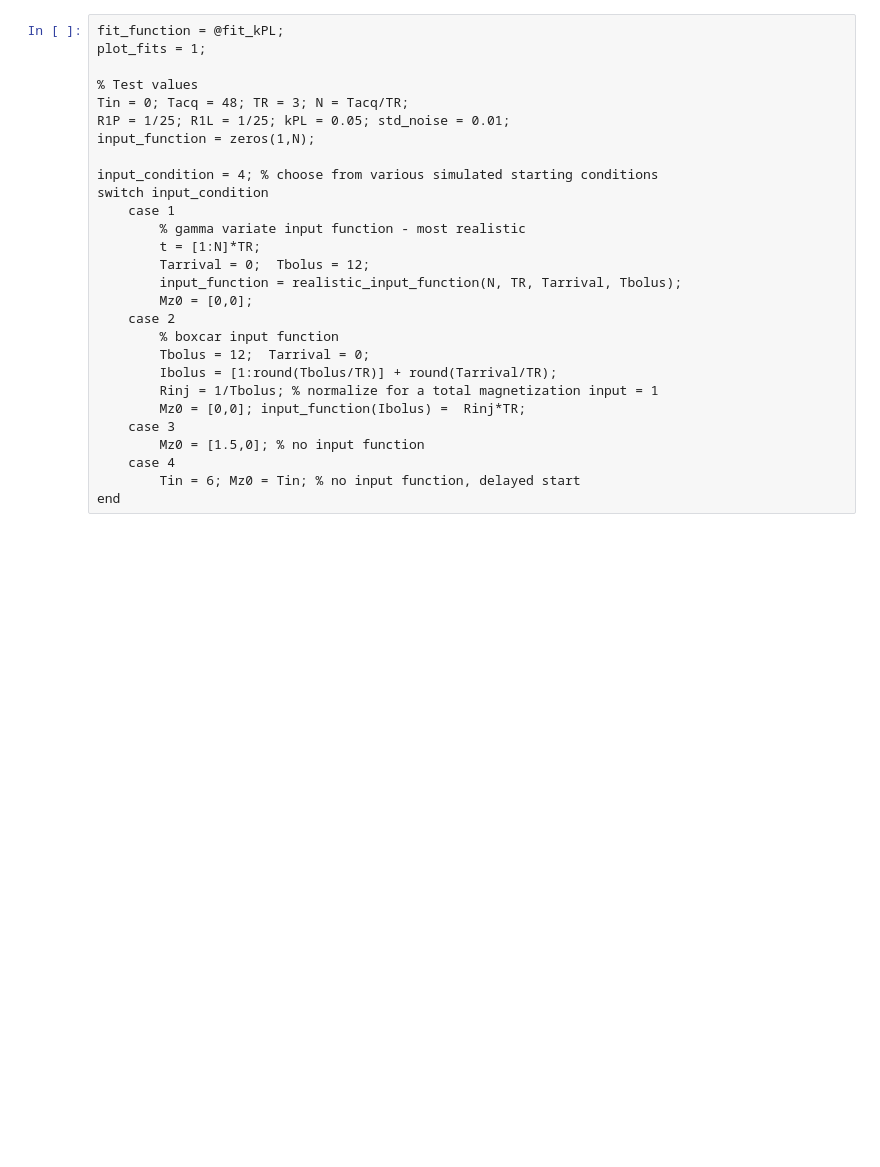
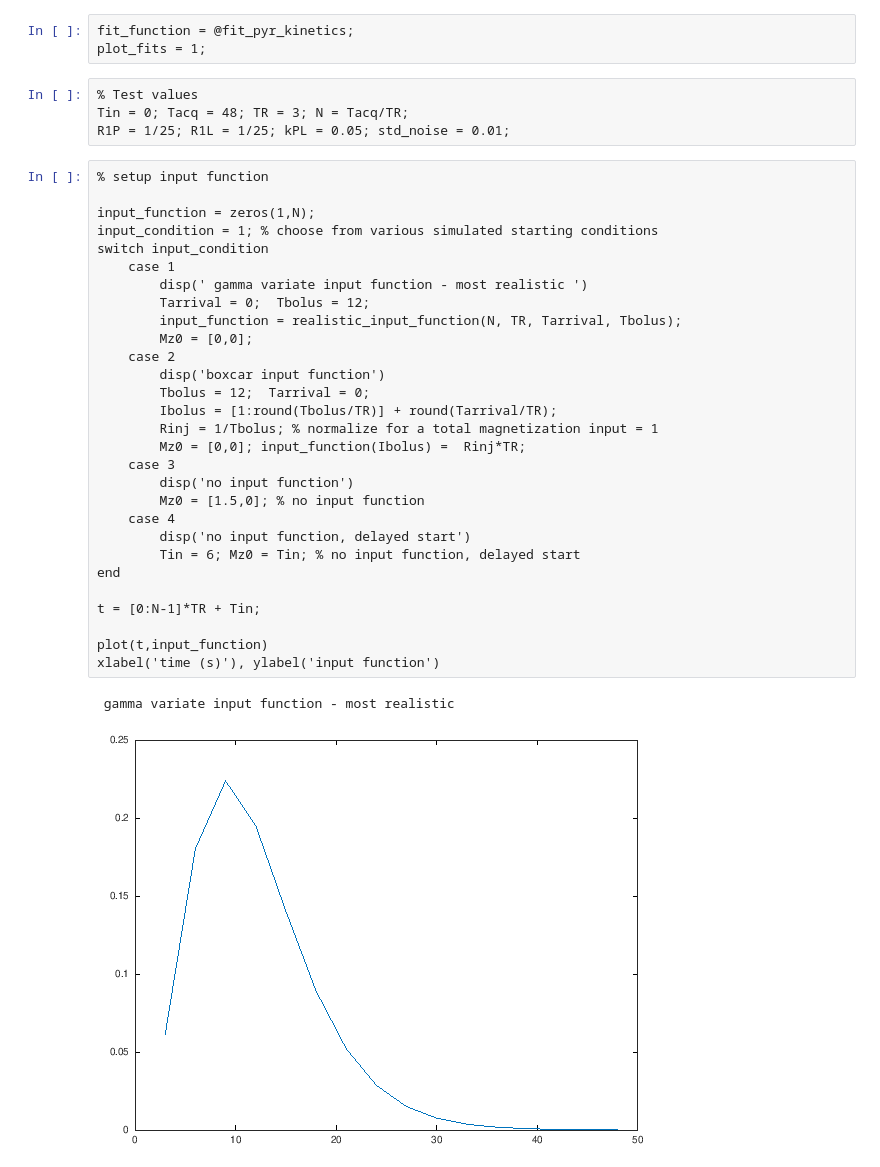
Before and after one commit to LarsonLab/hyperpolarized-mri-toolbox, a Jupyter notebook: kinetic_modeling/test_fitting.ipynb, the cells around one changed output. Saved outputs shown, nothing was run; the diff lists cells and outputs as text; blank space fills up the shorter version.

Commit message:
fit_pyr_kinetics improvements, kPL fitting notebook
working for 2 mets (pyr/lac)

```diff
--- a/kinetic_modeling/test_fitting.ipynb
+++ b/kinetic_modeling/test_fitting.ipynb
@@ -6,29 +15,40 @@ Interact with Octave in Notebook. All commands are interpreted by Octave.  Since
+# %%
+fit_function = @fit_pyr_kinetics;
+plot_fits = 1;
+# %%
+% Test values
+Tin = 0; Tacq = 48; TR = 3; N = Tacq/TR;
+R1P = 1/25; R1L = 1/25; kPL = 0.05; std_noise = 0.01;
 # %%
-fit_function = @fit_kPL;
-plot_fits = 1;
+% setup input function
 
-% Test values
-Tin = 0; Tacq = 48; TR = 3; N = Tacq/TR;
-R1P = 1/25; R1L = 1/25; kPL = 0.05; std_noise = 0.01;
 input_function = zeros(1,N);
-
-input_condition = 4; % choose from various simulated starting conditions
+input_condition = 1; % choose from various simulated starting conditions
 switch input_condition
     case 1
-        % gamma variate input function - most realistic
-        t = [1:N]*TR;
+        disp(' gamma variate input function - most realistic ')
         Tarrival = 0;  Tbolus = 12;
         input_function = realistic_input_function(N, TR, Tarrival, Tbolus);
         Mz0 = [0,0];
     case 2
-        % boxcar input function
+        disp('boxcar input function')
         Tbolus = 12;  Tarrival = 0;
         Ibolus = [1:round(Tbolus/TR)] + round(Tarrival/TR);
         Rinj = 1/Tbolus; % normalize for a total magnetization input = 1
         Mz0 = [0,0]; input_function(Ibolus) =  Rinj*TR;
     case 3
+        disp('no input function')
         Mz0 = [1.5,0]; % no input function
     case 4
+        disp('no input function, delayed start')
         Tin = 6; Mz0 = Tin; % no input function, delayed start
 end
+
+t = [0:N-1]*TR + Tin;
+
+plot(t,input_function)
+xlabel('time (s)'), ylabel('input function')
+# %% [output]
+ gamma variate input function - most realistic
+[figure, added]
 # %%
```
Also changed, not shown: parts of 15 cells of this notebook, 2 other files.
